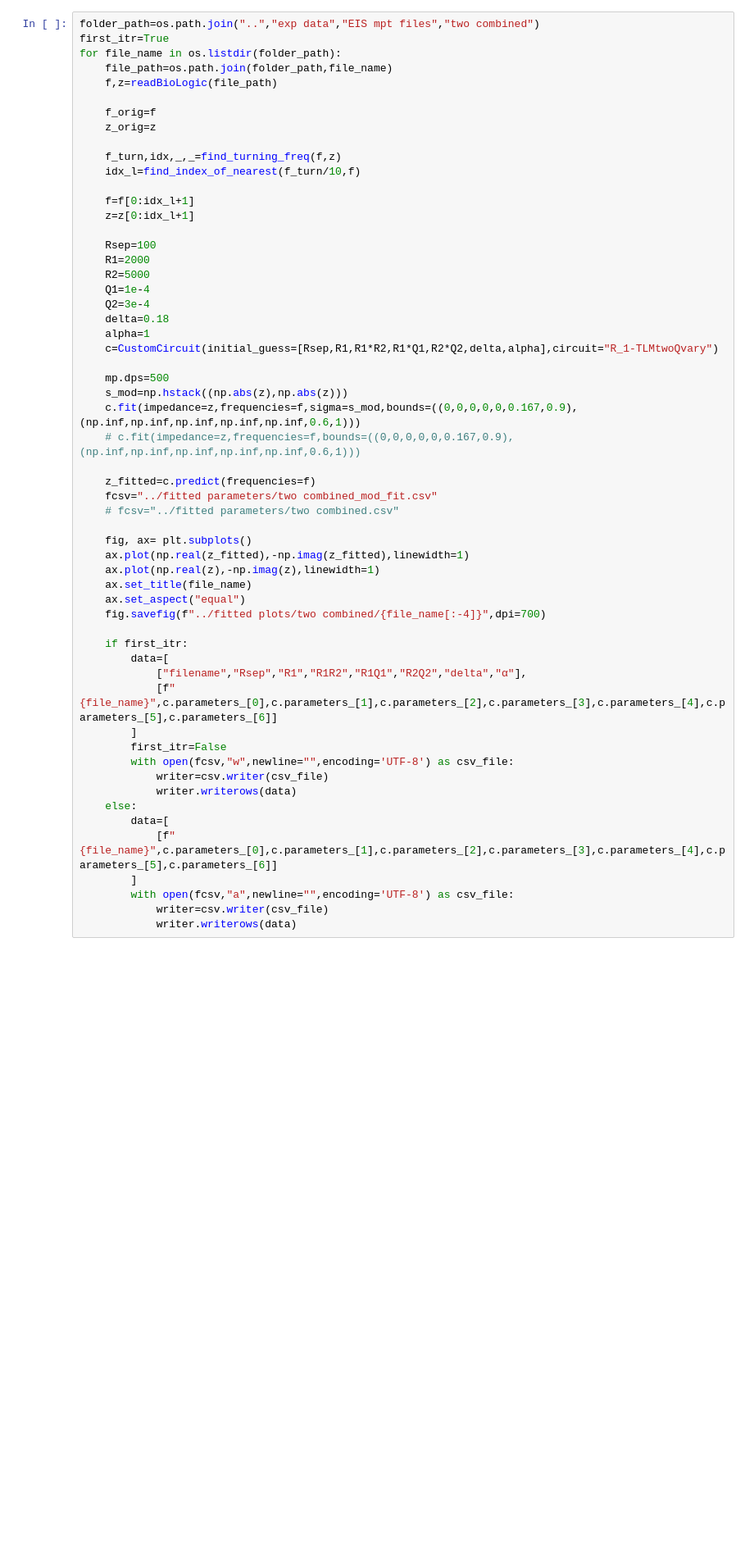
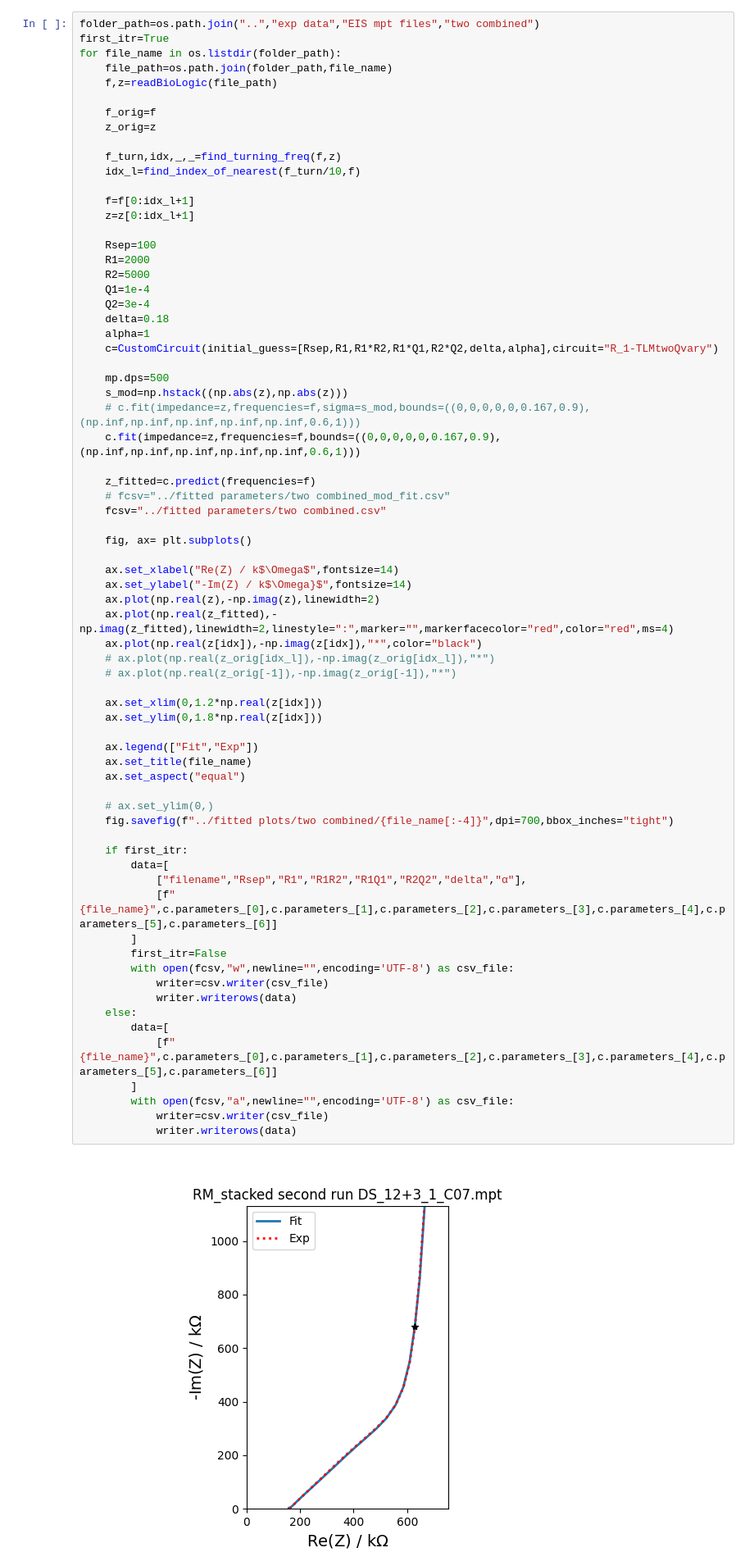
Before and after one commit to Yugal0/fitting-experimental, a Jupyter notebook: code/two combined electrode.ipynb, the cells around one changed output. Shown at 82% size. Cells and saved outputs as stored; diff of their text form; blank space fills up the shorter version.

```diff
--- a/code/two combined electrode.ipynb
+++ b/code/two combined electrode.ipynb
@@ -93,37 +98,52 @@ for file_name in os.listdir(folder_path):
     Q2=3e-4
     delta=0.18
     alpha=1
     c=CustomCircuit(initial_guess=[Rsep,R1,R1*R2,R1*Q1,R2*Q2,delta,alpha],circuit="R_1-TLMtwoQvary")
 
     mp.dps=500
     s_mod=np.hstack((np.abs(z),np.abs(z)))
-    c.fit(impedance=z,frequencies=f,sigma=s_mod,bounds=((0,0,0,0,0,0.167,0.9),(np.inf,np.inf,np.inf,np.inf,np.inf,0.6,1)))
-    # c.fit(impedance=z,frequencies=f,bounds=((0,0,0,0,0,0.167,0.9),(np.inf,np.inf,np.inf,np.inf,np.inf,0.6,1)))
+    # c.fit(impedance=z,frequencies=f,sigma=s_mod,bounds=((0,0,0,0,0,0.167,0.9),(np.inf,np.inf,np.inf,np.inf,np.inf,0.6,1)))
+    c.fit(impedance=z,frequencies=f,bounds=((0,0,0,0,0,0.167,0.9),(np.inf,np.inf,np.inf,np.inf,np.inf,0.6,1)))
 
     z_fitted=c.predict(frequencies=f)
-    fcsv="../fitted parameters/two combined_mod_fit.csv"
-    # fcsv="../fitted parameters/two combined.csv"
+    # fcsv="../fitted parameters/two combined_mod_fit.csv"
+    fcsv="../fitted parameters/two combined.csv"
 
     fig, ax= plt.subplots()
-    ax.plot(np.real(z_fitted),-np.imag(z_fitted),linewidth=1)
-    ax.plot(np.real(z),-np.imag(z),linewidth=1)
+
+    ax.set_xlabel("Re(Z) / k$\Omega$",fontsize=14)
+    ax.set_ylabel("-Im(Z) / k$\Omega}$",fontsize=14)
+    ax.plot(np.real(z),-np.imag(z),linewidth=2)
+    ax.plot(np.real(z_fitted),-np.imag(z_fitted),linewidth=2,linestyle=":",marker="",markerfacecolor="red",color="red",ms=4)
+    ax.plot(np.real(z[idx]),-np.imag(z[idx]),"*",color="black")
+    # ax.plot(np.real(z_orig[idx_l]),-np.imag(z_orig[idx_l]),"*")
+    # ax.plot(np.real(z_orig[-1]),-np.imag(z_orig[-1]),"*")
+
+    ax.set_xlim(0,1.2*np.real(z[idx]))
+    ax.set_ylim(0,1.8*np.real(z[idx]))
+
+    ax.legend(["Fit","Exp"])
     ax.set_title(file_name)
     ax.set_aspect("equal")
-    fig.savefig(f"../fitted plots/two combined/{file_name[:-4]}",dpi=700)
+
+    # ax.set_ylim(0,)
+    fig.savefig(f"../fitted plots/two combined/{file_name[:-4]}",dpi=700,bbox_inches="tight")
 
     if first_itr:
         data=[
             ["filename","Rsep","R1","R1R2","R1Q1","R2Q2","delta","α"],
             [f"{file_name}",c.parameters_[0],c.parameters_[1],c.parameters_[2],c.parameters_[3],c.parameters_[4],c.parameters_[5],c.parameters_[6]]
         ]
         first_itr=False
         with open(fcsv,"w",newline="",encoding='UTF-8') as csv_file:
             writer=csv.writer(csv_file)
             writer.writerows(data)
     else:
         data=[
             [f"{file_name}",c.parameters_[0],c.parameters_[1],c.parameters_[2],c.parameters_[3],c.parameters_[4],c.parameters_[5],c.parameters_[6]]
         ]
         with open(fcsv,"a",newline="",encoding='UTF-8') as csv_file:
             writer=csv.writer(csv_file)
             writer.writerows(data)
+# %% [output]
+[figure, added]
```
Also changed, not shown: parts of 3 cells of this notebook, 13 other files.
